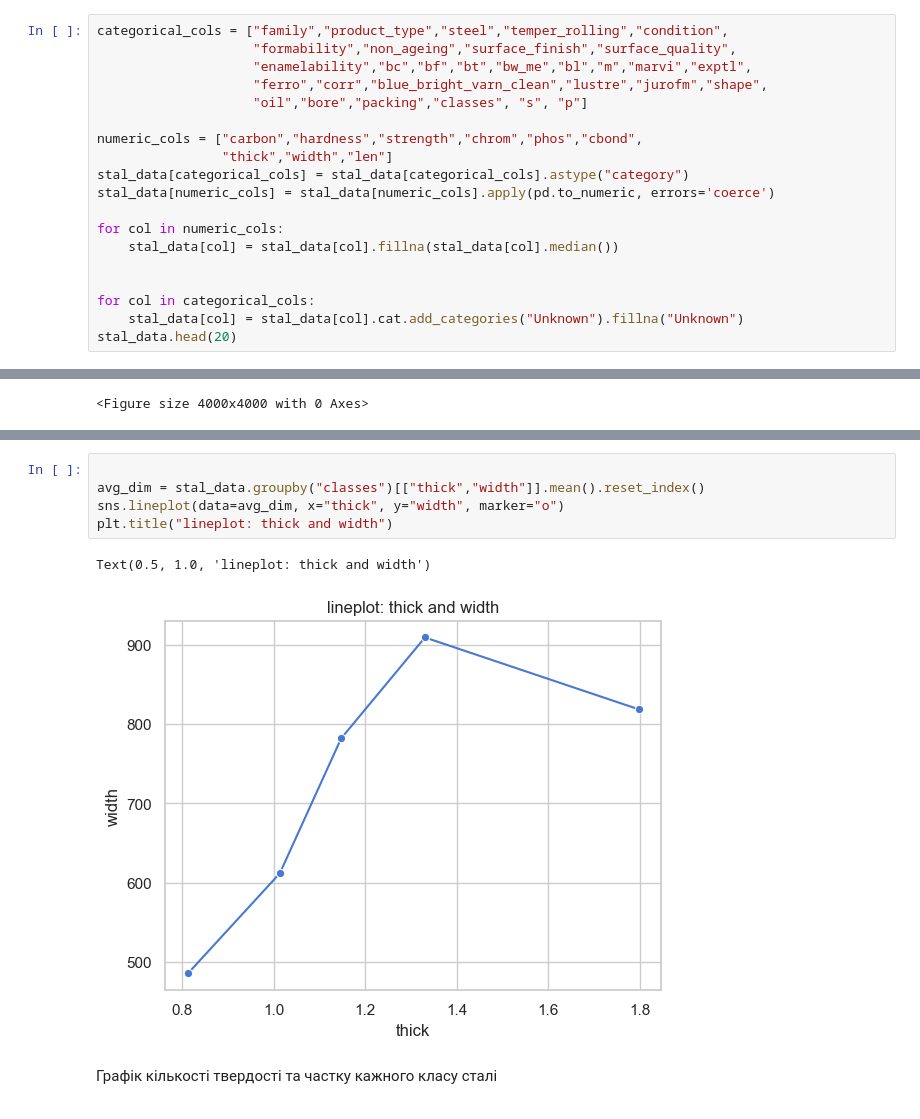
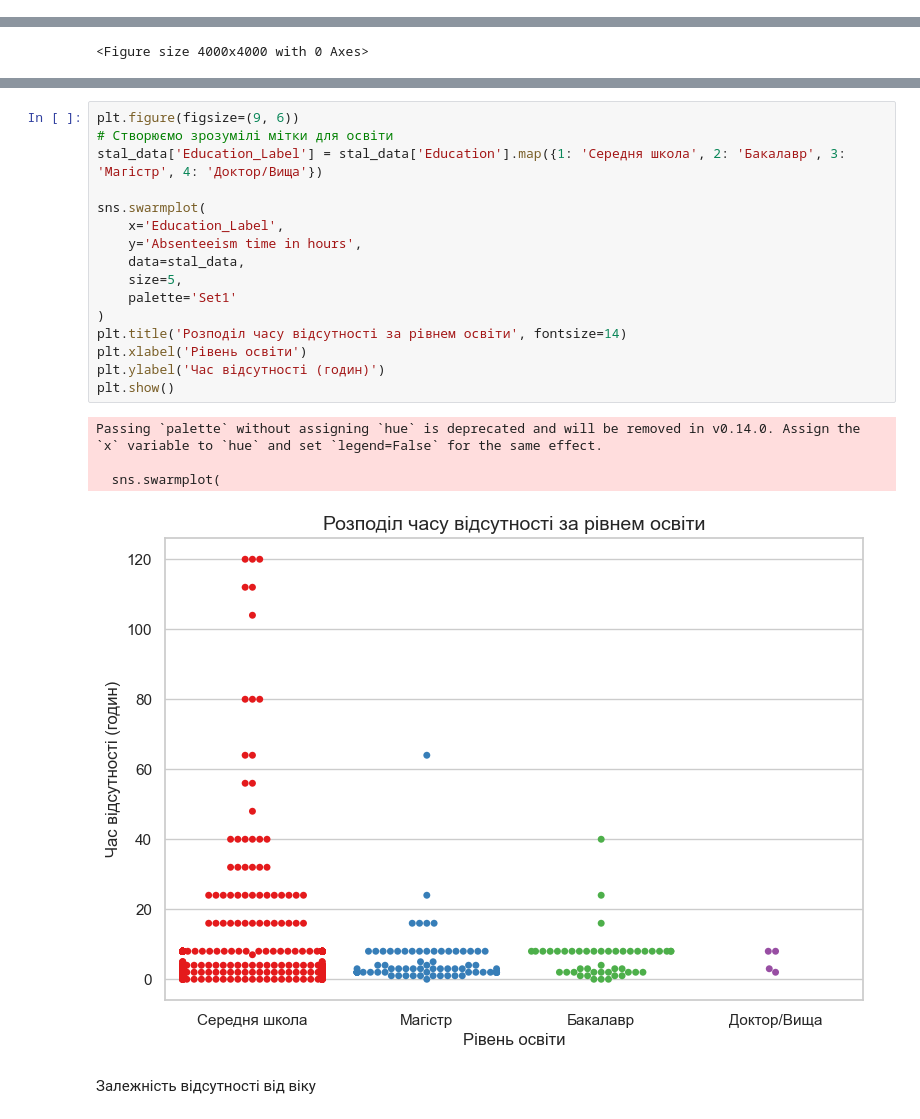
Before and after one commit to ivanmoroz070707/Special-Programming-Sections.-Lab-Work, a Jupyter notebook: Lab_2/Lab_2_part_1.ipynb, the cells around one changed output, grey strips where cells are left out. Cells and saved outputs as stored; diff of their text form.

```diff
--- a/Lab_2/Lab_2_part_1.ipynb
+++ b/Lab_2/Lab_2_part_1.ipynb
@@ -57,19 +46,0 @@ stal_data.head(20)
-# %%
-categorical_cols = ["family","product_type","steel","temper_rolling","condition",
-                    "formability","non_ageing","surface_finish","surface_quality",
-                    "enamelability","bc","bf","bt","bw_me","bl","m","marvi","exptl",
-                    "ferro","corr","blue_bright_varn_clean","lustre","jurofm","shape",
-                    "oil","bore","packing","classes", "s", "p"]
-
-numeric_cols = ["carbon","hardness","strength","chrom","phos","cbond",
-                "thick","width","len"]
-stal_data[categorical_cols] = stal_data[categorical_cols].astype("category")
-stal_data[numeric_cols] = stal_data[numeric_cols].apply(pd.to_numeric, errors='coerce')
-
-for col in numeric_cols:
-    stal_data[col] = stal_data[col].fillna(stal_data[col].median())
-
-
-for col in categorical_cols:
-    stal_data[col] = stal_data[col].cat.add_categories("Unknown").fillna("Unknown")
-stal_data.head(20)
@@ -115,11 +83,24 @@ Text(0.5, 1.0, 'Scatter: Coil vs Sheet')
 # %%
+plt.figure(figsize=(9, 6))
+# Створюємо зрозумілі мітки для освіти
+stal_data['Education_Label'] = stal_data['Education'].map({1: 'Середня школа', 2: 'Бакалавр', 3: 'Магістр', 4: 'Доктор/Вища'})
 
-avg_dim = stal_data.groupby("classes")[["thick","width"]].mean().reset_index()
-sns.lineplot(data=avg_dim, x="thick", y="width", marker="o")
-plt.title("lineplot: thick and width")
+sns.swarmplot(
+    x='Education_Label',
+    y='Absenteeism time in hours',
+    data=stal_data,
+    size=5,
+    palette='Set1'
+)
+plt.title('Розподіл часу відсутності за рівнем освіти', fontsize=14)
+plt.xlabel('Рівень освіти')
+plt.ylabel('Час відсутності (годин)')
+plt.show()
 # %% [output]
-Text(0.5, 1.0, 'lineplot: thick and width')
+Passing `palette` without assigning `hue` is deprecated and will be removed in v0.14.0. Assign the `x` variable to `hue` and set `legend=False` for the same effect.
+
+  sns.swarmplot(
-[figure, old version]
+[figure, new version]
 # %% [markdown]
-Графік кількості твердості та частку кажного класу сталі
+Залежність відсутності від віку
 # %%
```
Also changed, not shown: parts of 14 cells of this notebook.
